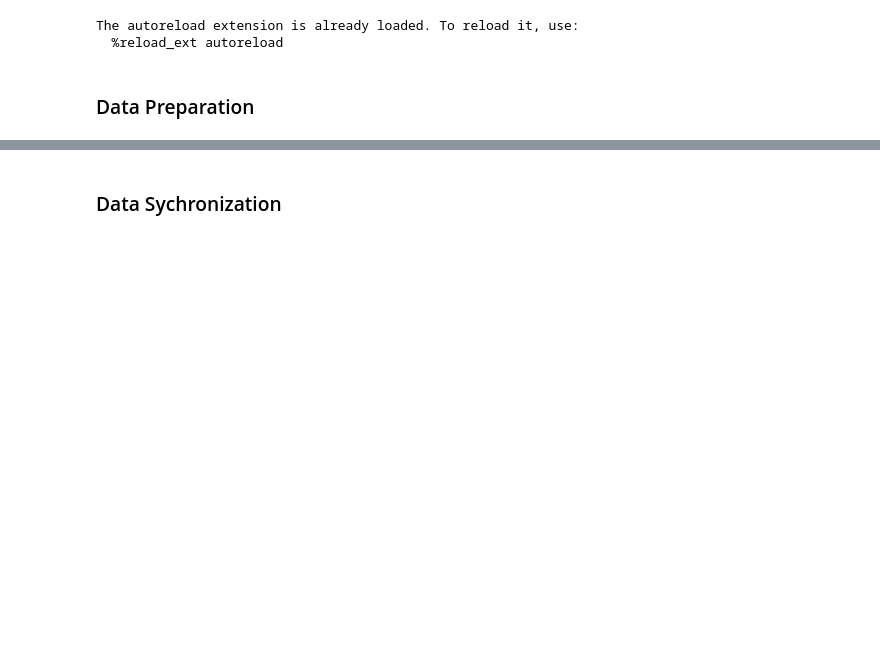
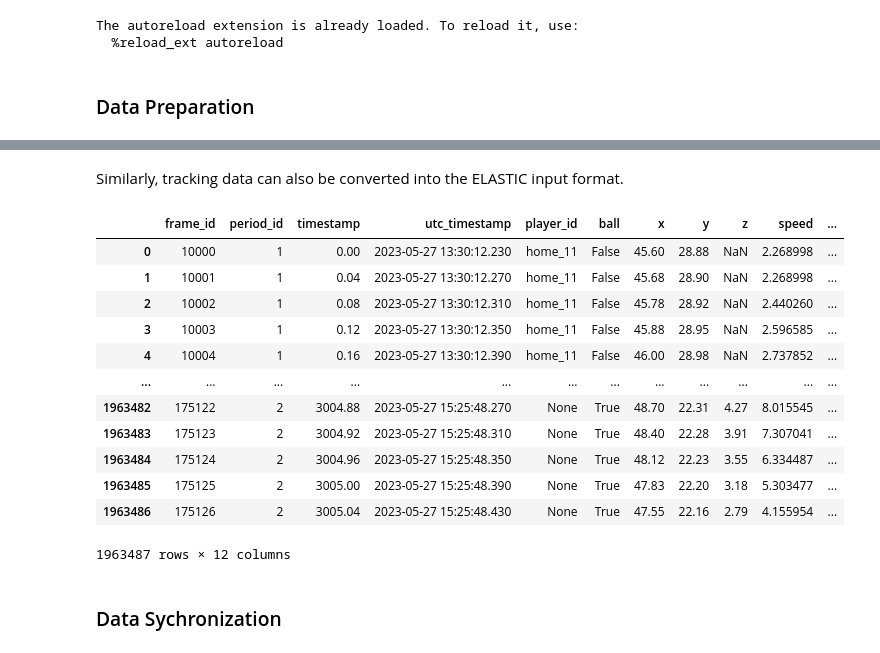
Before and after one commit to hyunsungkim-ds/elastic, a Jupyter notebook: tutorial.ipynb, the cells around one changed output, grey strips where cells are left out. Cells and saved outputs as stored; diff of their text form; code cells hidden in the pictures; blank space fills up the shorter version.

```diff
--- a/tutorial.ipynb
+++ b/tutorial.ipynb
@@ -53,2 +97,21 @@ input_tracking = match.format_tracking_for_syncer()
+# %% [markdown]
+Similarly, tracking data can also be converted into the ELASTIC input format.
+# %%
+input_tracking = match.format_tracking_for_syncer()
+input_tracking
+# %% [output]
+|  | frame_id | period_id | timestamp | utc_timestamp | player_id | ball | x | y | z | speed | ... |
+| 0 | 10000 | 1 | 0.00 | 2023-05-27 13:30:12.230 | home_11 | False | 45.60 | 28.88 | NaN | 2.268998 | ... |
+| 1 | 10001 | 1 | 0.04 | 2023-05-27 13:30:12.270 | home_11 | False | 45.68 | 28.90 | NaN | 2.268998 | ... |
+| 2 | 10002 | 1 | 0.08 | 2023-05-27 13:30:12.310 | home_11 | False | 45.78 | 28.92 | NaN | 2.440260 | ... |
+| 3 | 10003 | 1 | 0.12 | 2023-05-27 13:30:12.350 | home_11 | False | 45.88 | 28.95 | NaN | 2.596585 | ... |
+| 4 | 10004 | 1 | 0.16 | 2023-05-27 13:30:12.390 | home_11 | False | 46.00 | 28.98 | NaN | 2.737852 | ... |
+| ... | ... | ... | ... | ... | ... | ... | ... | ... | ... | ... | ... |
+| 1963482 | 175122 | 2 | 3004.88 | 2023-05-27 15:25:48.270 | None | True | 48.70 | 22.31 | 4.27 | 8.015545 | ... |
+| 1963483 | 175123 | 2 | 3004.92 | 2023-05-27 15:25:48.310 | None | True | 48.40 | 22.28 | 3.91 | 7.307041 | ... |
+| 1963484 | 175124 | 2 | 3004.96 | 2023-05-27 15:25:48.350 | None | True | 48.12 | 22.23 | 3.55 | 6.334487 | ... |
+| 1963485 | 175125 | 2 | 3005.00 | 2023-05-27 15:25:48.390 | None | True | 47.83 | 22.20 | 3.18 | 5.303477 | ... |
+| 1963486 | 175126 | 2 | 3005.04 | 2023-05-27 15:25:48.430 | None | True | 47.55 | 22.16 | 2.79 | 4.155954 | ... |
+1963487 rows × 12 columns
 # %% [markdown]
 ### Data Sychronization
```
Also changed, not shown: parts of 17 cells of this notebook, 2 other files.
